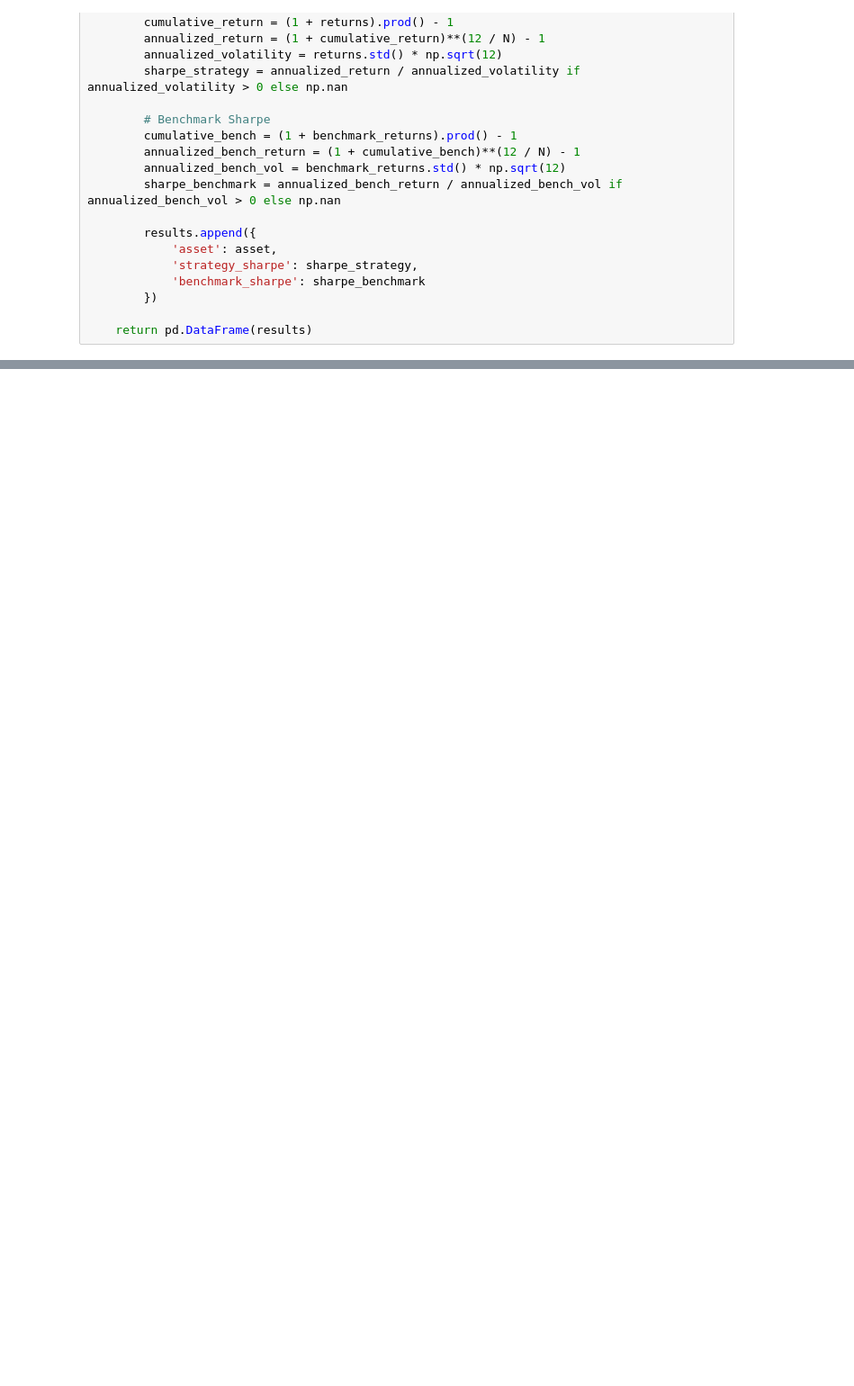
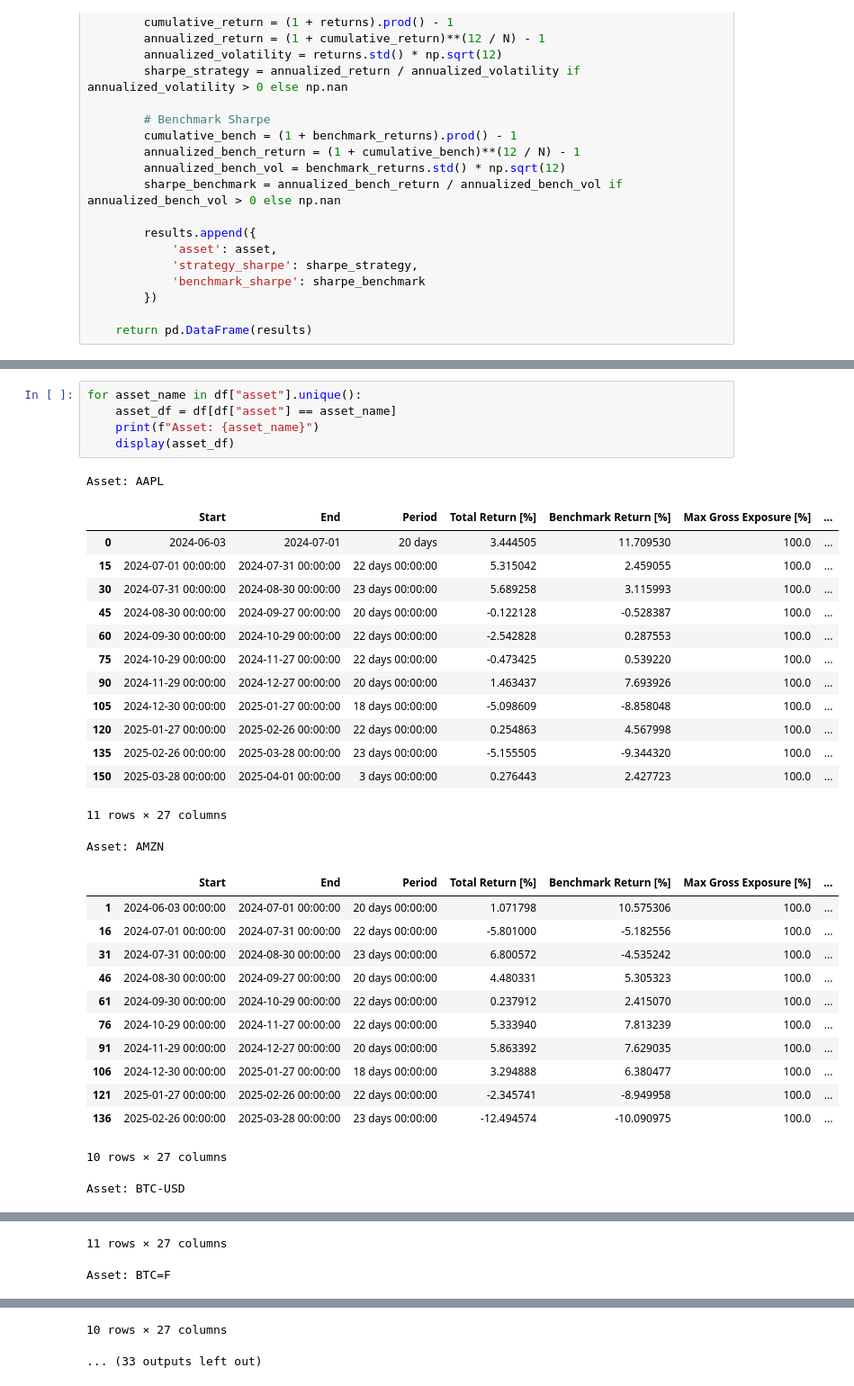
Before and after one commit to fdu11235/REPFS25, a Jupyter notebook: notebook.ipynb, the cells around one changed output, grey strips where cells are left out. Shown at 90% size. Cells and saved outputs as stored; diff of their text form; blank space fills up the shorter version.

```diff
--- a/notebook.ipynb
+++ b/notebook.ipynb
@@ -72,0 +77,34 @@ display(sharpe_df.sort_values(by='strategy_sharpe', ascending=False))
+# %%
+for asset_name in df["asset"].unique():
+    asset_df = df[df["asset"] == asset_name]
+    print(f"Asset: {asset_name}")
+    display(asset_df)
+# %% [output]
+Asset: AAPL
+|  | Start | End | Period | Total Return [%] | Benchmark Return [%] | Max Gross Exposure [%] | ... |
+| 0 | 2024-06-03 | 2024-07-01 | 20 days | 3.444505 | 11.709530 | 100.0 | ... |
+| 15 | 2024-07-01 00:00:00 | 2024-07-31 00:00:00 | 22 days 00:00:00 | 5.315042 | 2.459055 | 100.0 | ... |
+| 30 | 2024-07-31 00:00:00 | 2024-08-30 00:00:00 | 23 days 00:00:00 | 5.689258 | 3.115993 | 100.0 | ... |
+| 45 | 2024-08-30 00:00:00 | 2024-09-27 00:00:00 | 20 days 00:00:00 | -0.122128 | -0.528387 | 100.0 | ... |
+| 60 | 2024-09-30 00:00:00 | 2024-10-29 00:00:00 | 22 days 00:00:00 | -2.542828 | 0.287553 | 100.0 | ... |
+| 75 | 2024-10-29 00:00:00 | 2024-11-27 00:00:00 | 22 days 00:00:00 | -0.473425 | 0.539220 | 100.0 | ... |
+| 90 | 2024-11-29 00:00:00 | 2024-12-27 00:00:00 | 20 days 00:00:00 | 1.463437 | 7.693926 | 100.0 | ... |
+| 105 | 2024-12-30 00:00:00 | 2025-01-27 00:00:00 | 18 days 00:00:00 | -5.098609 | -8.858048 | 100.0 | ... |
+| 120 | 2025-01-27 00:00:00 | 2025-02-26 00:00:00 | 22 days 00:00:00 | 0.254863 | 4.567998 | 100.0 | ... |
+| 135 | 2025-02-26 00:00:00 | 2025-03-28 00:00:00 | 23 days 00:00:00 | -5.155505 | -9.344320 | 100.0 | ... |
+| 150 | 2025-03-28 00:00:00 | 2025-04-01 00:00:00 | 3 days 00:00:00 | 0.276443 | 2.427723 | 100.0 | ... |
+11 rows × 27 columns
+Asset: AMZN
+|  | Start | End | Period | Total Return [%] | Benchmark Return [%] | Max Gross Exposure [%] | ... |
+| 1 | 2024-06-03 00:00:00 | 2024-07-01 00:00:00 | 20 days 00:00:00 | 1.071798 | 10.575306 | 100.0 | ... |
+| 16 | 2024-07-01 00:00:00 | 2024-07-31 00:00:00 | 22 days 00:00:00 | -5.801000 | -5.182556 | 100.0 | ... |
+| 31 | 2024-07-31 00:00:00 | 2024-08-30 00:00:00 | 23 days 00:00:00 | 6.800572 | -4.535242 | 100.0 | ... |
+| 46 | 2024-08-30 00:00:00 | 2024-09-27 00:00:00 | 20 days 00:00:00 | 4.480331 | 5.305323 | 100.0 | ... |
+| 61 | 2024-09-30 00:00:00 | 2024-10-29 00:00:00 | 22 days 00:00:00 | 0.237912 | 2.415070 | 100.0 | ... |
+| 76 | 2024-10-29 00:00:00 | 2024-11-27 00:00:00 | 22 days 00:00:00 | 5.333940 | 7.813239 | 100.0 | ... |
+| 91 | 2024-11-29 00:00:00 | 2024-12-27 00:00:00 | 20 days 00:00:00 | 5.863392 | 7.629035 | 100.0 | ... |
+| 106 | 2024-12-30 00:00:00 | 2025-01-27 00:00:00 | 18 days 00:00:00 | 3.294888 | 6.380477 | 100.0 | ... |
+| 121 | 2025-01-27 00:00:00 | 2025-02-26 00:00:00 | 22 days 00:00:00 | -2.345741 | -8.949958 | 100.0 | ... |
+| 136 | 2025-02-26 00:00:00 | 2025-03-28 00:00:00 | 23 days 00:00:00 | -12.494574 | -10.090975 | 100.0 | ... |
+10 rows × 27 columns
+Asset: BTC-USD
@@ -72,0 +123,2 @@ display(sharpe_df.sort_values(by='strategy_sharpe', ascending=False))
+11 rows × 27 columns
+Asset: BTC=F
@@ -73,3 +136,5 @@ display(sharpe_df.sort_values(by='strategy_sharpe', ascending=False))
+10 rows × 27 columns
+... (33 outputs left out)
 # %%
 df = pd.read_csv("vectorbt_reports/fixed_master_backtest_stats.csv")
 display(df)
```
Also changed, not shown: parts of 5 cells of this notebook, 7 other files.
